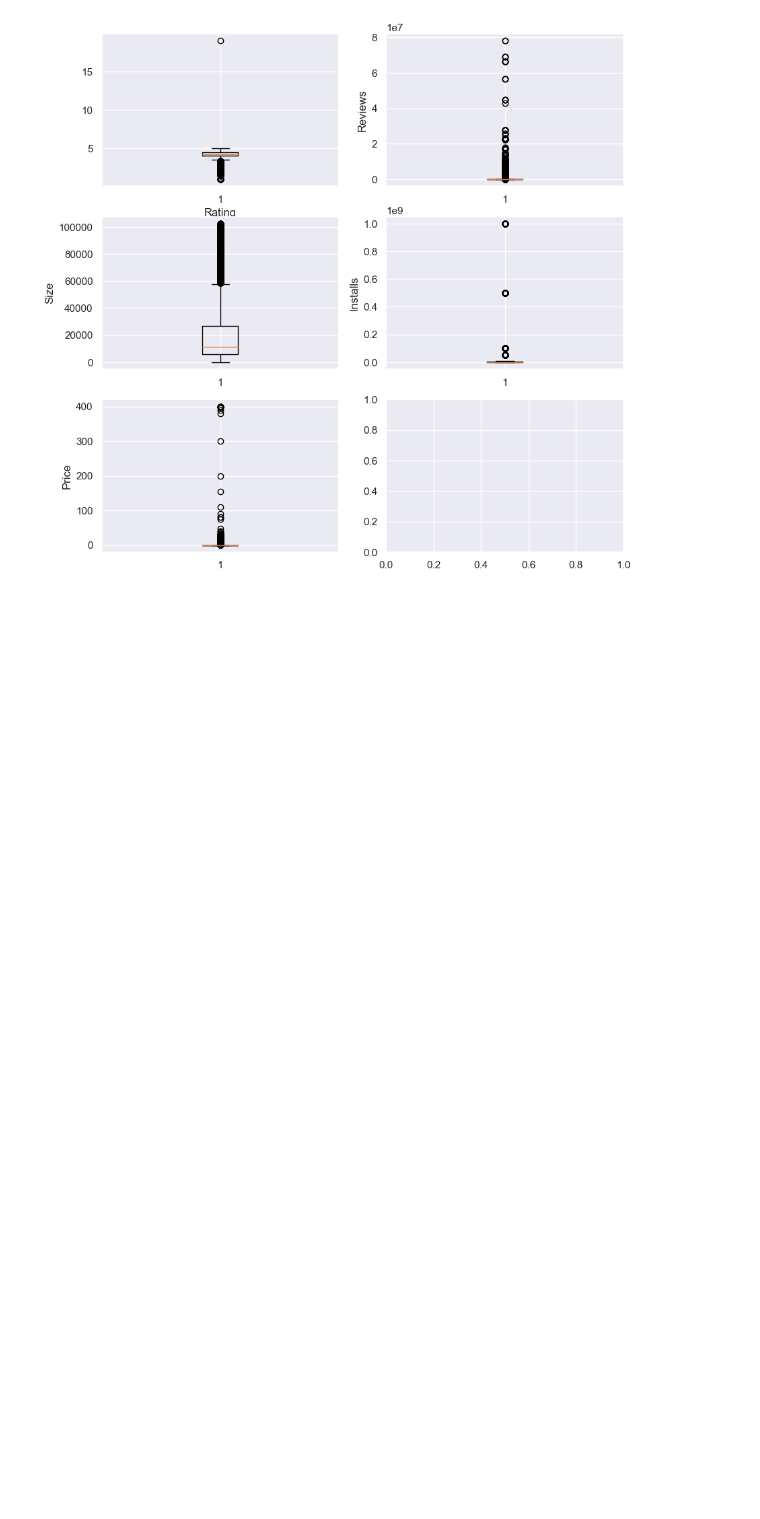
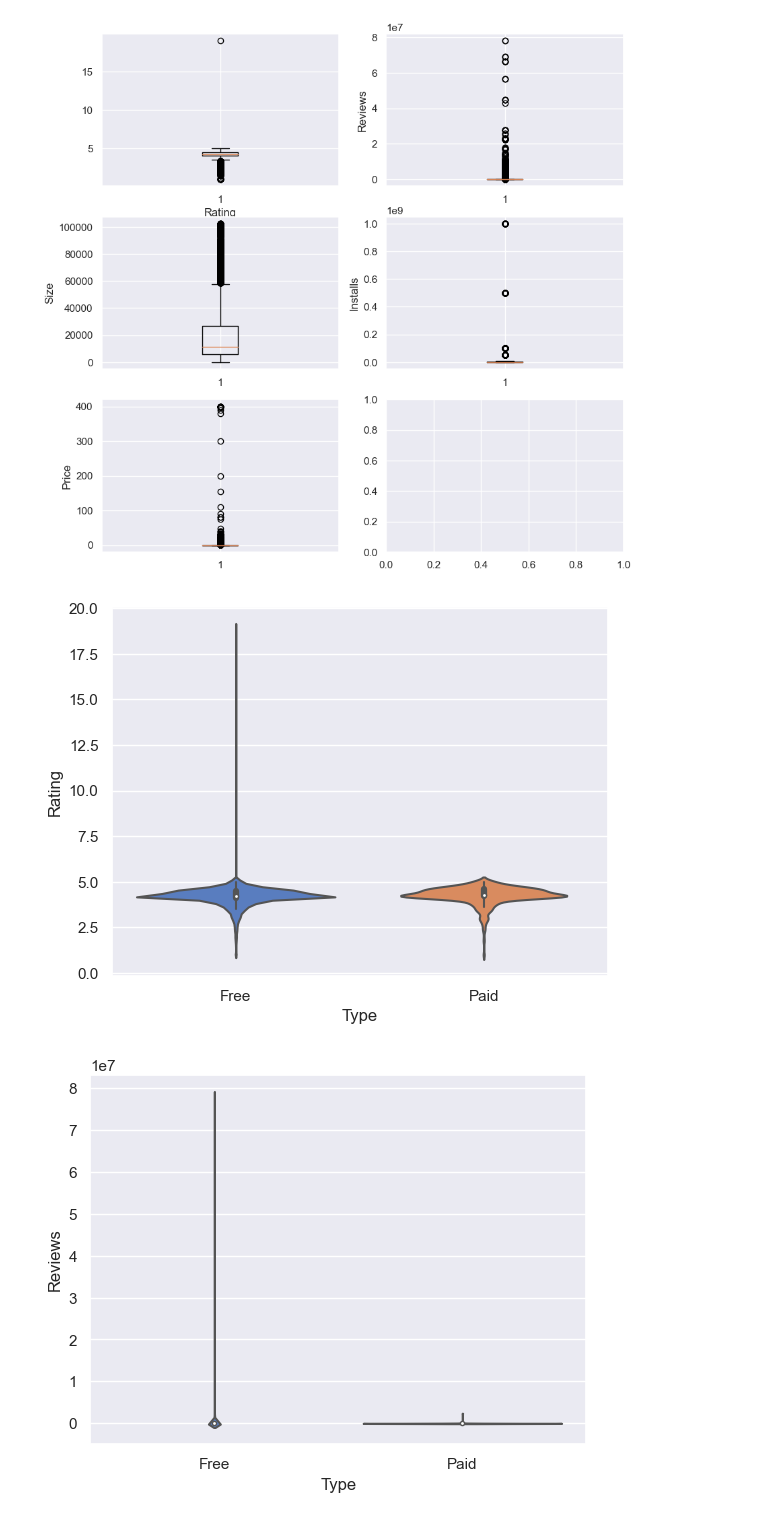
Before and after one commit to ftmoztl/EDA-data-visualization, a Jupyter notebook: eda-visualization.ipynb, the cells around one changed output. Cells and saved outputs as stored; diff of their text form; code cells hidden in the pictures; blank space fills up the shorter version.

Commit message:
Add violin plot

```diff
--- a/eda-visualization.ipynb
+++ b/eda-visualization.ipynb
@@ -72,3 +72,17 @@ ax[2,0].set_ylabel("Price")
 plt.show()
 # %% [output]
 [figure]
+# %%
+sns.violinplot(x="Type",y="Rating",  data=df, palette="muted")
+plt.show()
+sns.violinplot(x="Type",y="Reviews",  data=df, palette="muted")
+plt.show()
+sns.violinplot(x="Type",y="Size",  data=df, palette="muted")
+plt.show()
+sns.violinplot(x="Type",y="Installs",  data=df, palette="muted")
+plt.show()
+sns.violinplot(x="Type",y="Price",  data=df, palette="muted")
+plt.show()
+# %% [output]
+[figure, added]
+[figure, added]
```
Also changed, not shown: parts of 2 cells of this notebook.
